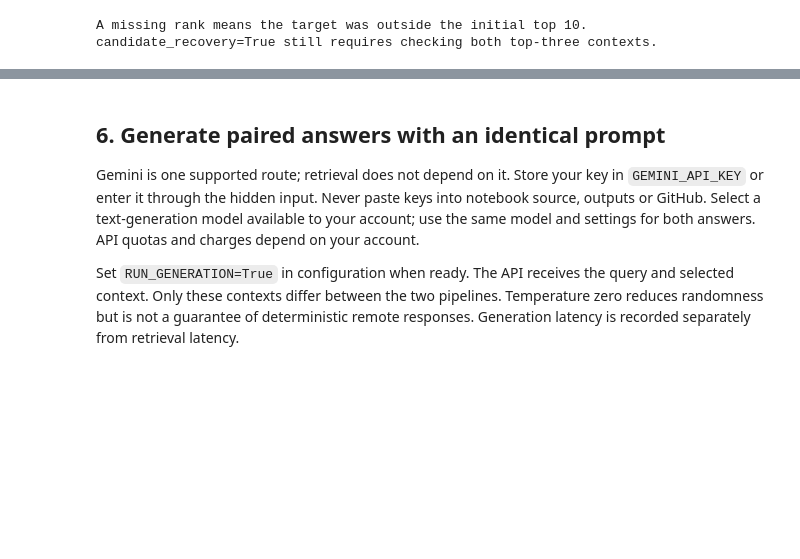
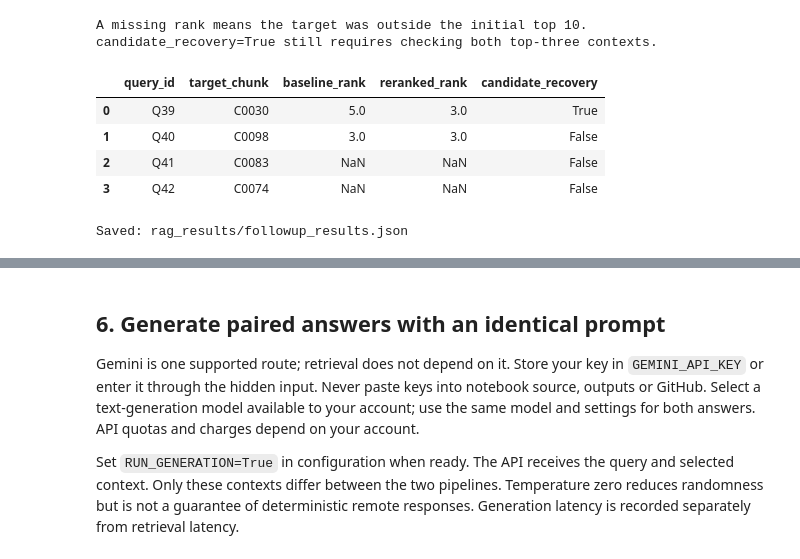
Before and after one commit to Yashaswini257/LMA-Assignment1, a Jupyter notebook: RAG_Baseline_vs_Reranking.ipynb, the cells around one changed output, grey strips where cells are left out. Cells and saved outputs as stored; diff of their text form; code cells hidden in the pictures; blank space fills up the shorter version.

```diff
--- a/RAG_Baseline_vs_Reranking.ipynb
+++ b/RAG_Baseline_vs_Reranking.ipynb
@@ -664,0 +644,76 @@ for q in QUERY_SET:
+# %%
+followup_cases = [
+    (
+        "Q39", "C0030",
+        "Does the usual two-hour deadline still allow a protest "
+        "once the final match of the competition has ended?"
+    ),
+    (
+        "Q40", "C0098",
+        "During the match, can substitutes practise passing with a ball "
+        "in the designated warm-up area?"
+    ),
+    (
+        "Q41", "C0083",
+        "Our equipment was approved before departure. Must our bags "
+        "and medical equipment be checked again when the team arrives?"
+    ),
+    (
+        "Q42", "C0074",
+        "Can a player appear on two clubs' final lists if he plays "
+        "matches for only one of those clubs?"
+    ),
+]
+
+followup_results = {}
+rows = []
+
+for qid, target, query in followup_cases:
+    baseline, b_ms = retrieve(query)
+    ranked, r_ms = rerank(query, baseline)
+
+    b_rank = next(
+        (i for i, c in enumerate(baseline, 1)
+         if c["chunk_id"] == target), None
+    )
+    r_rank = next(
+        (i for i, c in enumerate(ranked, 1)
+         if c["chunk_id"] == target), None
+    )
+
+    rows.append({
+        "query_id": qid,
+        "target_chunk": target,
+        "baseline_rank": b_rank,
+        "reranked_rank": r_rank,
+        "candidate_recovery": (
+            b_rank is not None and b_rank > 3
+            and r_rank is not None and r_rank <= 3
+        ),
+    })
+
+    followup_results[qid] = {
+        "query": query,
+        "target_chunk": target,
+        "baseline": baseline,
+        "reranked": ranked,
+        "baseline_ms": b_ms,
+        "rerank_ms": r_ms,
+    }
+
+display(pd.DataFrame(rows))
+
+import json
+path = OUT / "followup_results.json"
+path.write_text(
+    json.dumps(followup_results, indent=2, ensure_ascii=False),
+    encoding="utf-8",
+)
+print("Saved:", path)
+# %% [output]
+|  | query_id | target_chunk | baseline_rank | reranked_rank | candidate_recovery |
+| 0 | Q39 | C0030 | 5.0 | 3.0 | True |
+| 1 | Q40 | C0098 | 3.0 | 3.0 | False |
+| 2 | Q41 | C0083 | NaN | NaN | False |
+| 3 | Q42 | C0074 | NaN | NaN | False |
+Saved: rag_results/followup_results.json
```
Also changed, not shown: parts of 14 cells of this notebook, 18 other files.
